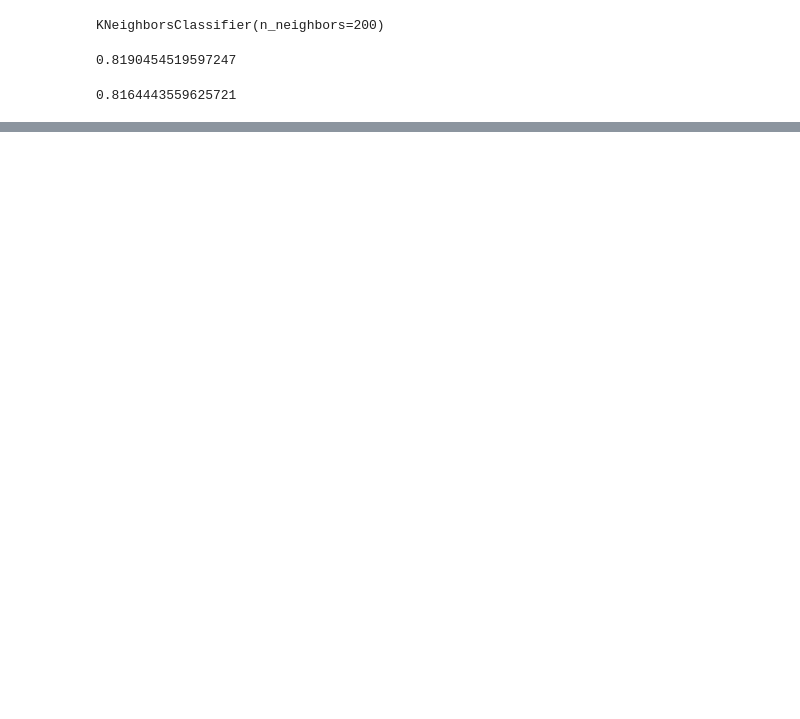
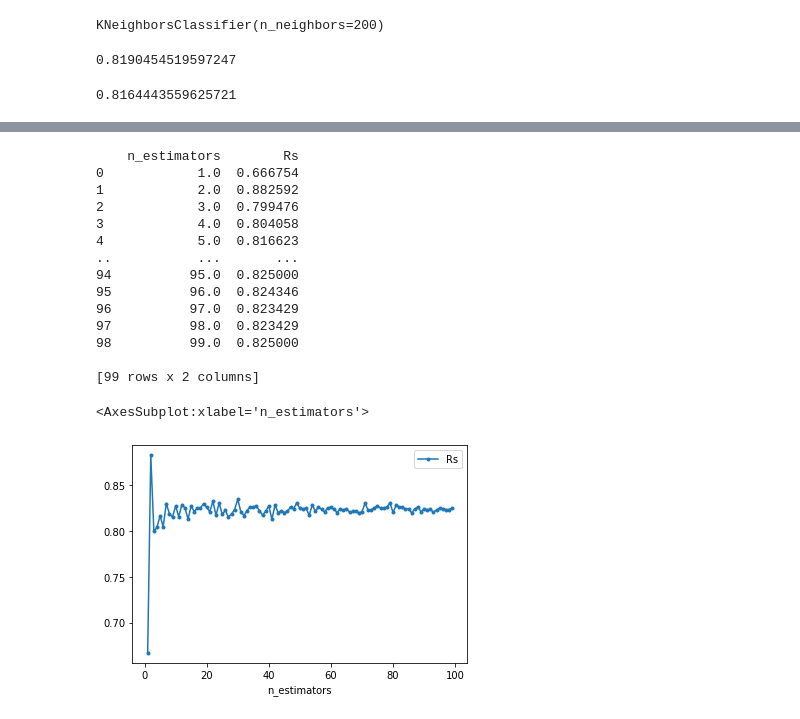
Before and after one commit to littlepham/Adverse-Food-Effects, a Jupyter notebook: Project Data Science Programming.ipynb, the cells around one changed output, grey strips where cells are left out. Drawn from its saved outputs; the diff is of its cells as text; code cells hidden in the pictures; blank space fills up the shorter version.

```diff
--- a/Project Data Science Programming.ipynb
+++ b/Project Data Science Programming.ipynb
@@ -544,0 +839,29 @@ print(metrics.accuracy_score(y_test, prediction_on_test))
+# %%
+#To find the optimal number of estimators
+df = pd.DataFrame(columns=['n_estimators','Rs'])
+
+for j in range(1,100):
+    rf = RandomForestClassifier(n_estimators= j, max_depth= 12, class_weight='balanced')
+    rf.fit(X_train, Y_train)
+    y_pred = rf.predict(X_test)
+    rs = recall_score(Y_test, y_pred)
+    df=df.append({'n_estimators':j,'Rs':rs},ignore_index=True)
+print(df)
+df.plot.line(x='n_estimators',y='Rs',style='.-')
+# %% [output]
+    n_estimators        Rs
+0            1.0  0.666754
+1            2.0  0.882592
+2            3.0  0.799476
+3            4.0  0.804058
+4            5.0  0.816623
+..           ...       ...
+94          95.0  0.825000
+95          96.0  0.824346
+96          97.0  0.823429
+97          98.0  0.823429
+98          99.0  0.825000
+
+[99 rows x 2 columns]
+<AxesSubplot:xlabel='n_estimators'>
+[figure, added]
```
Also changed, not shown: parts of 10 cells of this notebook, 3 other files.
